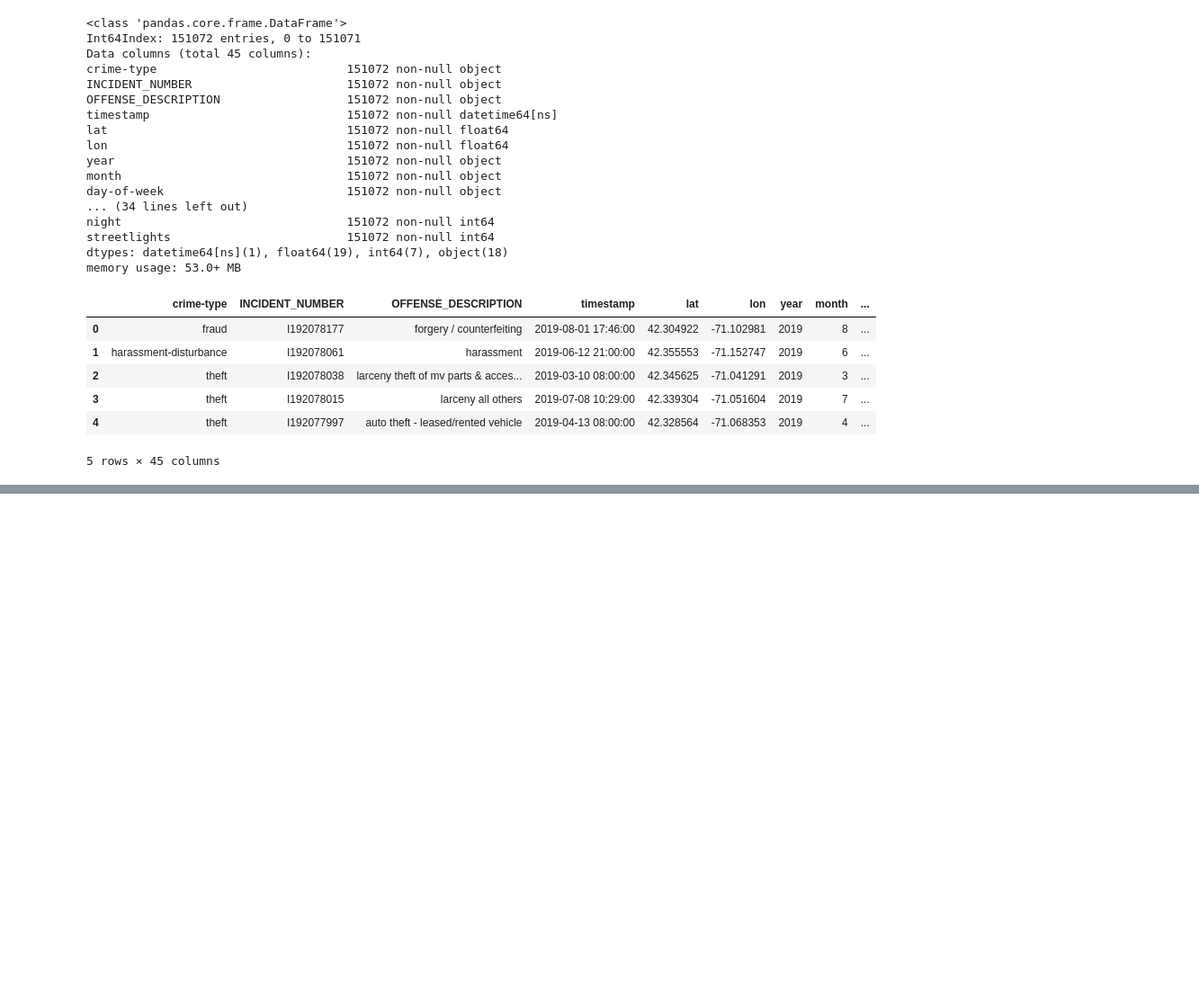
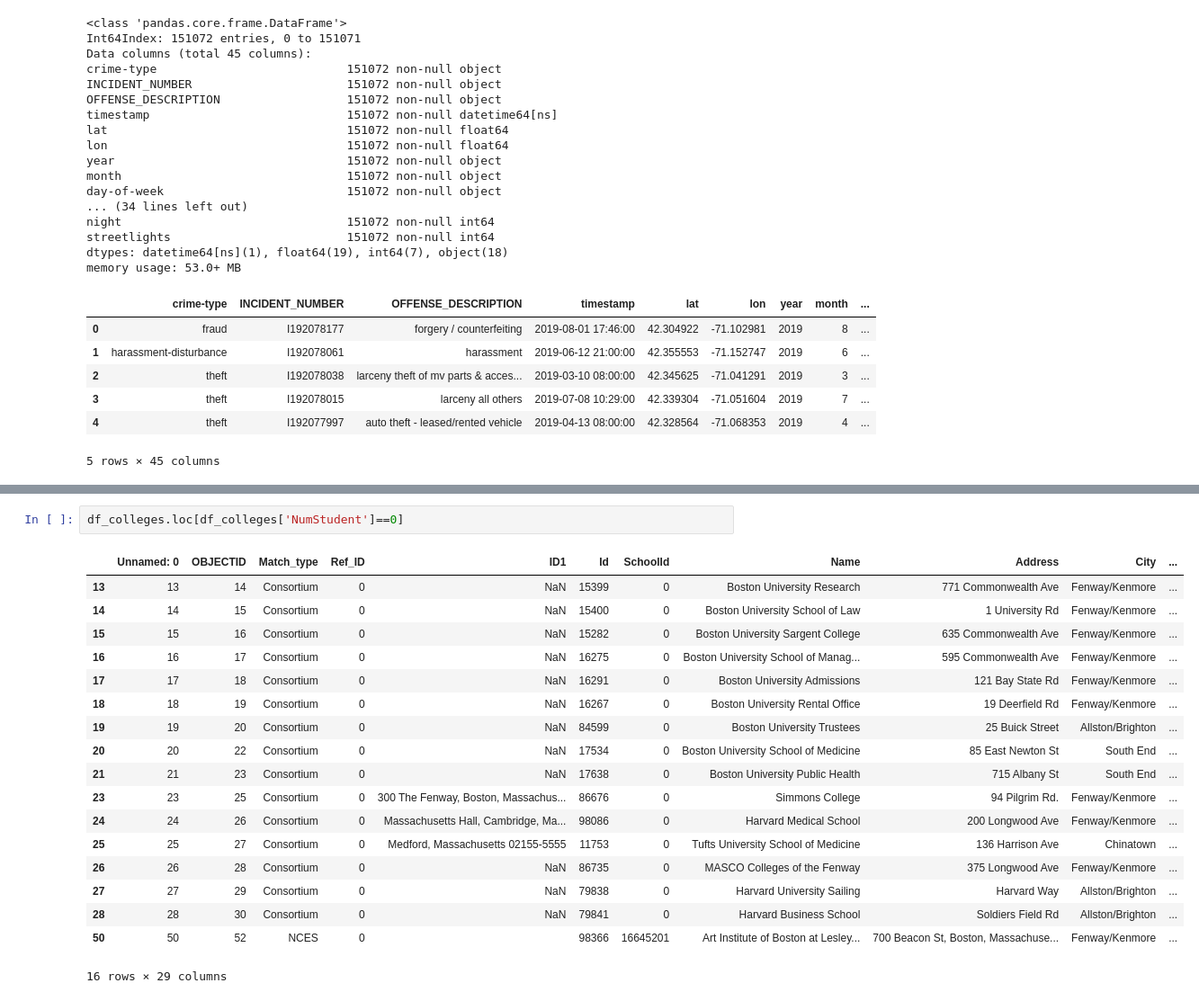
Before and after one commit to sedelmeyer/predicting-crime, a Jupyter notebook: notebooks/022_FEATURES_build_model_features.ipynb, the cells around one changed output, grey strips where cells are left out. Shown at 90% size. Drawn from its saved outputs; the diff is of its cells as text; blank space fills up the shorter version.

```diff
--- a/notebooks/022_FEATURES_build_model_features.ipynb
+++ b/notebooks/022_FEATURES_build_model_features.ipynb
@@ -419,0 +534,21 @@ memory usage: 53.0+ MB
+# %%
+df_colleges.loc[df_colleges['NumStudent']==0]
+# %% [output]
+|  | Unnamed: 0 | OBJECTID | Match_type | Ref_ID | ID1 | Id | SchoolId | Name | Address | City | ... |
+| 13 | 13 | 14 | Consortium | 0 | NaN | 15399 | 0 | Boston University Research | 771 Commonwealth Ave | Fenway/Kenmore | ... |
+| 14 | 14 | 15 | Consortium | 0 | NaN | 15400 | 0 | Boston University School of Law | 1 University Rd | Fenway/Kenmore | ... |
+| 15 | 15 | 16 | Consortium | 0 | NaN | 15282 | 0 | Boston University Sargent College | 635 Commonwealth Ave | Fenway/Kenmore | ... |
+| 16 | 16 | 17 | Consortium | 0 | NaN | 16275 | 0 | Boston University School of Manag... | 595 Commonwealth Ave | Fenway/Kenmore | ... |
+| 17 | 17 | 18 | Consortium | 0 | NaN | 16291 | 0 | Boston University Admissions | 121 Bay State Rd | Fenway/Kenmore | ... |
+| 18 | 18 | 19 | Consortium | 0 | NaN | 16267 | 0 | Boston University Rental Office | 19 Deerfield Rd | Fenway/Kenmore | ... |
+| 19 | 19 | 20 | Consortium | 0 | NaN | 84599 | 0 | Boston University Trustees | 25 Buick Street | Allston/Brighton | ... |
+| 20 | 20 | 22 | Consortium | 0 | NaN | 17534 | 0 | Boston University School of Medicine | 85 East Newton St | South End | ... |
+| 21 | 21 | 23 | Consortium | 0 | NaN | 17638 | 0 | Boston University Public Health | 715 Albany St | South End | ... |
+| 23 | 23 | 25 | Consortium | 0 | 300 The Fenway, Boston, Massachus... | 86676 | 0 | Simmons College | 94 Pilgrim Rd. | Fenway/Kenmore | ... |
+| 24 | 24 | 26 | Consortium | 0 | Massachusetts Hall, Cambridge, Ma... | 98086 | 0 | Harvard Medical School | 200 Longwood Ave | Fenway/Kenmore | ... |
+| 25 | 25 | 27 | Consortium | 0 | Medford, Massachusetts 02155-5555 | 11753 | 0 | Tufts University School of Medicine | 136 Harrison Ave | Chinatown | ... |
+| 26 | 26 | 28 | Consortium | 0 | NaN | 86735 | 0 | MASCO Colleges of the Fenway | 375 Longwood Ave | Fenway/Kenmore | ... |
+| 27 | 27 | 29 | Consortium | 0 | NaN | 79838 | 0 | Harvard University Sailing | Harvard Way | Allston/Brighton | ... |
+| 28 | 28 | 30 | Consortium | 0 | NaN | 79841 | 0 | Harvard Business School | Soldiers Field Rd | Allston/Brighton | ... |
+| 50 | 50 | 52 | NCES | 0 |  | 98366 | 16645201 | Art Institute of Boston at Lesley... | 700 Beacon St, Boston, Massachuse... | Fenway/Kenmore | ... |
+16 rows × 29 columns
```
Also changed, not shown: parts of 14 cells of this notebook.
